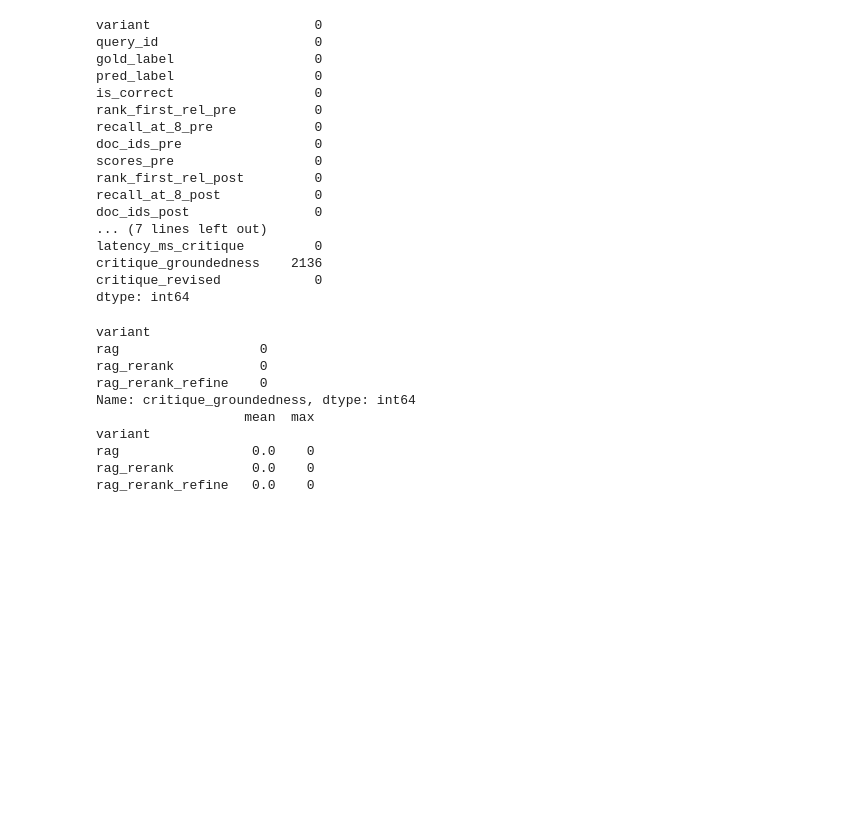
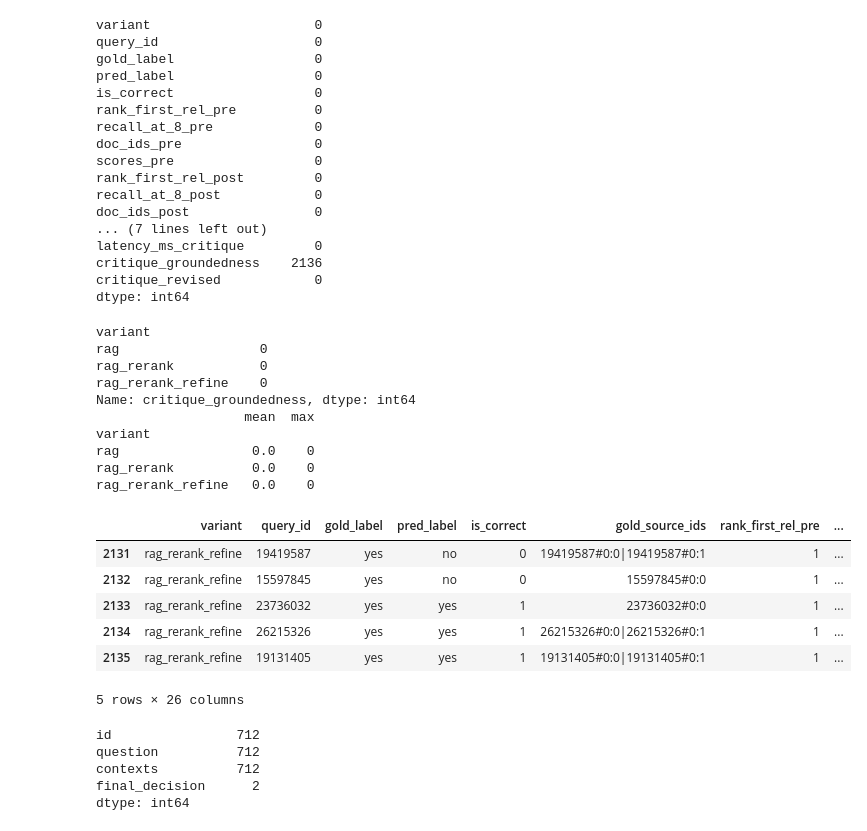
Before and after one commit to RexManglicmot/rag_rerank_selfcritique, a Jupyter notebook: eda.ipynb, the cells around one changed output. Cells and saved outputs as stored; diff of their text form; code cells hidden in the pictures; blank space fills up the shorter version.

```diff
--- a/eda.ipynb
+++ b/eda.ipynb
@@ -172,3 +172,15 @@ variant
 rag                 0.0    0
 rag_rerank          0.0    0
 rag_rerank_refine   0.0    0
+# %%
+df10 = pd.read_csv("/Users/Rex/vscode/rag_rerank_selfcritique/eval (10).csv")
+# %%
+df10.tail()
+# %% [output]
+|  | variant | query_id | gold_label | pred_label | is_correct | gold_source_ids | rank_first_rel_pre | ... |
+| 2131 | rag_rerank_refine | 19419587 | yes | no | 0 | 19419587#0:0|19419587#0:1 | 1 | ... |
+| 2132 | rag_rerank_refine | 15597845 | yes | no | 0 | 15597845#0:0 | 1 | ... |
+| 2133 | rag_rerank_refine | 23736032 | yes | yes | 1 | 23736032#0:0 | 1 | ... |
+| 2134 | rag_rerank_refine | 26215326 | yes | yes | 1 | 26215326#0:0|26215326#0:1 | 1 | ... |
+| 2135 | rag_rerank_refine | 19131405 | yes | yes | 1 | 19131405#0:0|19131405#0:1 | 1 | ... |
+5 rows × 26 columns
@@ -174,0 +189,9 @@ rag_rerank_refine   0.0    0
+# %%
+howmany = df_clean.nunique()
+print(howmany)
+# %% [output]
+id                712
+question          712
+contexts          712
+final_decision      2
+dtype: int64
```
Also changed, not shown: parts of 1 cell of this notebook.
